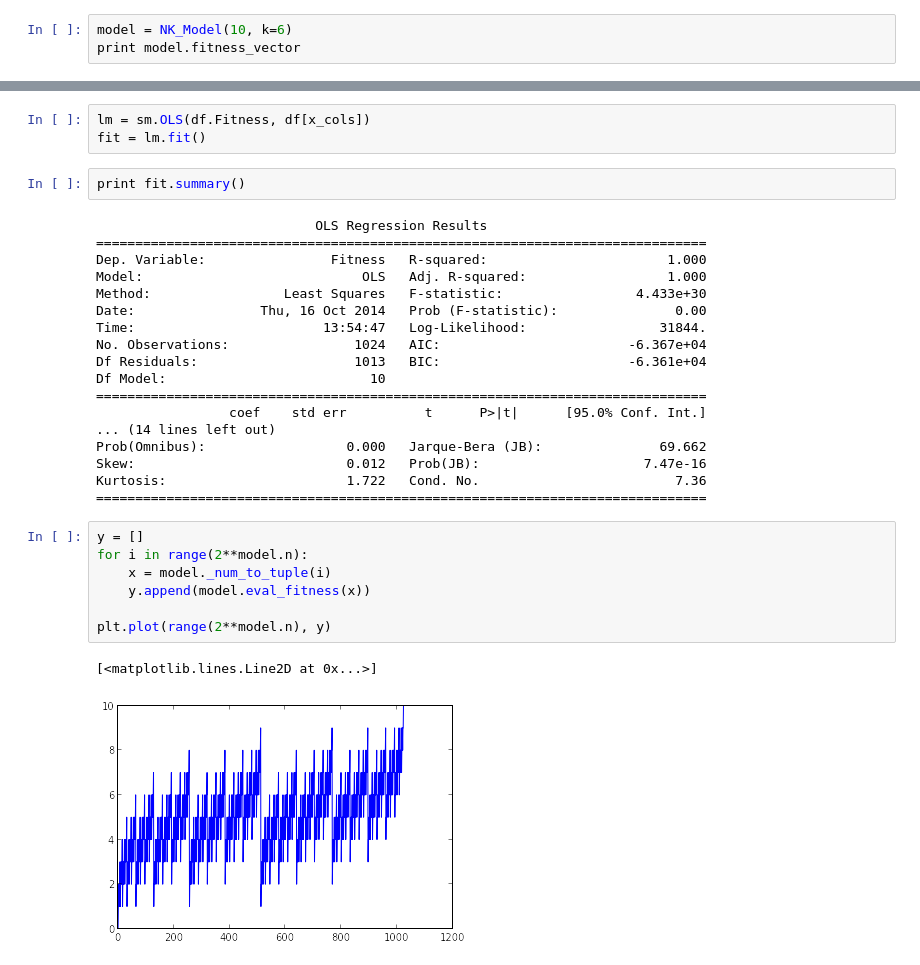
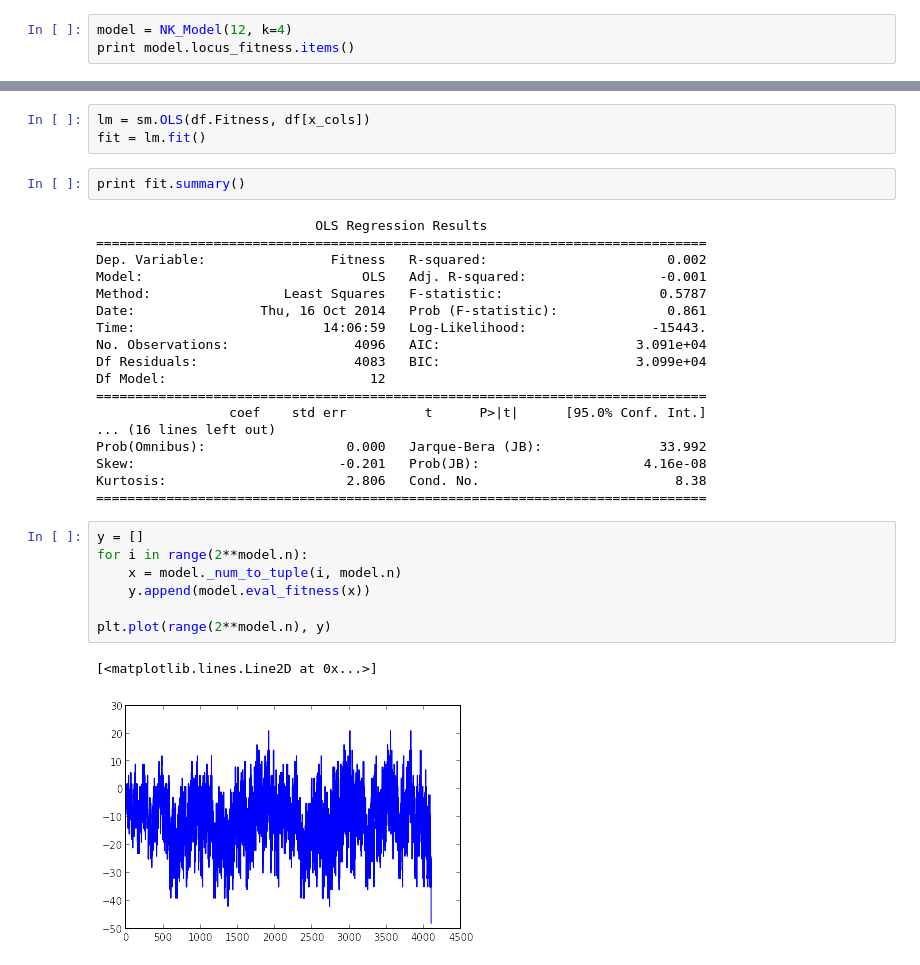
Before and after one commit to dmasad/NK-Model-Experiments, a Jupyter notebook: NK Regression.ipynb, the cells around one changed output, grey strips where cells are left out. Drawn from its saved outputs; the diff is of its cells as text.

Commit message:
Making fitness contributions nonlinear

```diff
--- a/NK Regression.ipynb
+++ b/NK Regression.ipynb
@@ -10,6 +10,6 @@ from NKModel import NK_Model
 # %% [markdown]
 ## Quickly test the NK Model code
 # %%
-model = NK_Model(10, k=6)
-print model.fitness_vector
+model = NK_Model(12, k=4)
+print model.locus_fitness.items()
 # %% [output]
@@ -72,28 +72,28 @@ print fit.summary()
 # %% [output]
                             OLS Regression Results
 ==============================================================================
-Dep. Variable:                Fitness   R-squared:                       1.000
-Model:                            OLS   Adj. R-squared:                  1.000
-Method:                 Least Squares   F-statistic:                 4.433e+30
-Date:                Thu, 16 Oct 2014   Prob (F-statistic):               0.00
-Time:                        13:54:47   Log-Likelihood:                 31844.
-No. Observations:                1024   AIC:                        -6.367e+04
-Df Residuals:                    1013   BIC:                        -6.361e+04
-Df Model:                          10
+Dep. Variable:                Fitness   R-squared:                       0.002
+Model:                            OLS   Adj. R-squared:                 -0.001
+Method:                 Least Squares   F-statistic:                    0.5787
+Date:                Thu, 16 Oct 2014   Prob (F-statistic):              0.861
+Time:                        14:06:59   Log-Likelihood:                -15443.
+No. Observations:                4096   AIC:                         3.091e+04
+Df Residuals:                    4083   BIC:                         3.099e+04
+Df Model:                          12
 ==============================================================================
                  coef    std err          t      P>|t|      [95.0% Conf. Int.]
-... (14 lines left out)
-Prob(Omnibus):                  0.000   Jarque-Bera (JB):               69.662
-Skew:                           0.012   Prob(JB):                     7.47e-16
-Kurtosis:                       1.722   Cond. No.                         7.36
+... (16 lines left out)
+Prob(Omnibus):                  0.000   Jarque-Bera (JB):               33.992
+Skew:                          -0.201   Prob(JB):                     4.16e-08
+Kurtosis:                       2.806   Cond. No.                         8.38
 ==============================================================================
 # %%
 y = []
 for i in range(2**model.n):
-    x = model._num_to_tuple(i)
+    x = model._num_to_tuple(i, model.n)
     y.append(model.eval_fitness(x))
 
 plt.plot(range(2**model.n), y)
 # %% [output]
 [<matplotlib.lines.Line2D at 0x...>]
-[figure, old version]
+[figure, new version]
```
Also changed, not shown: parts of 3 cells of this notebook, 1 other file.
